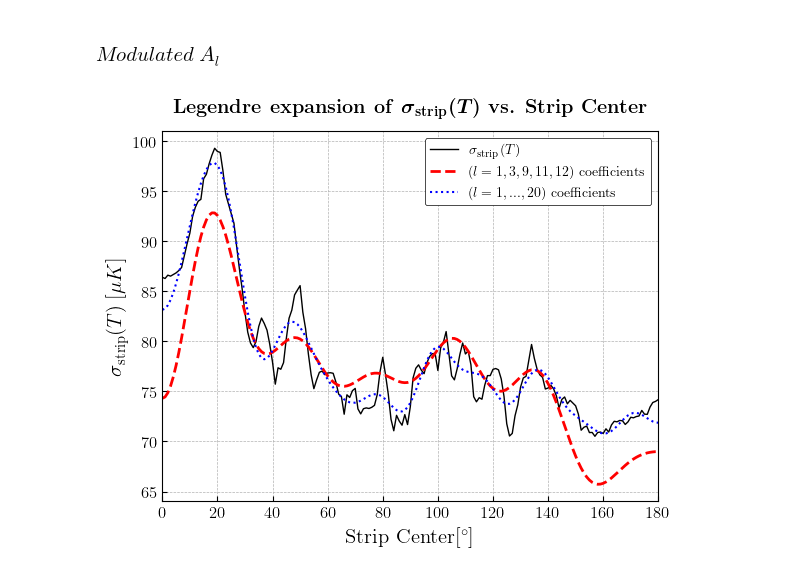
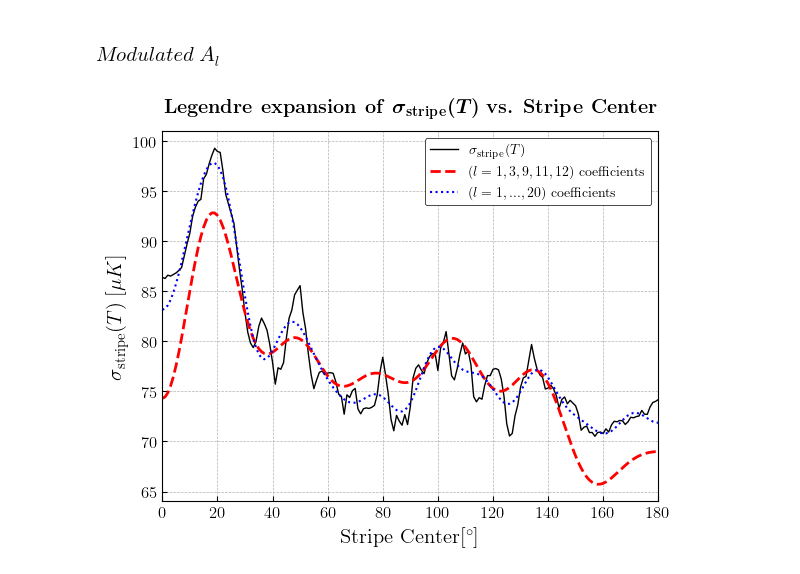
Before and after one commit to jamshidi3d/cmb_anomaly_detection, a Jupyter notebook: plotting.ipynb, the cells around one changed output. Cells and saved outputs as stored; diff of their text form; code cells hidden in the pictures.

```diff
--- a/plotting.ipynb
+++ b/plotting.ipynb
@@ -94,7 +94,7 @@ plt.show()
 kwargs = {
 'base_path':    './output/measure_results_mac_dir/',
 'dir_cap_size': 30,
-'geom_flag':    cau.const.STRIP_FLAG,
+'geom_flag':    cau.const.STRIPE_FLAG,
 'measure_flag': cau.const.STD_FLAG,
 'is_masked':    False,
 'observable':   cau.const.OBS_T,
@@ -160,7 +160,7 @@ with plt.style.context('bmh'):
     # Labels
     ax.set_xlabel(r'$l$', size=15)
     ax.set_ylabel(r'$A_l$', size=15)
-    # ax.set_title(r'\boldmath{$A_l$} \textbf{vs.} \boldmath{$l$} for $\sigma_{strip}(T)$', y = 1.04)
+    # ax.set_title(r'\boldmath{$A_l$} \textbf{vs.} \boldmath{$l$} for $\sigma_{stripe}(T)$', y = 1.04)
     ax.set_facecolor('white')
     # Limits
     ax.set_xlim(xmin = 1 - 0.1, xmax = l_range[-1] + 0.1)
@@ -169,7 +169,7 @@ with plt.style.context('bmh'):
     # Axis colors
     for spine in ax.spines.keys(): ax.spines[spine].set_color('k')
     # Save fig
-    fpath = './output/plots/inpainted/strip/a_l_{}_strip_std_{}mac'.format(
+    fpath = './output/plots/inpainted/stripe/a_l_{}_stripe_std_{}mac'.format(
         plt_mode,
         str(int(kwargs['dir_cap_size']))
         )
@@ -191,7 +191,7 @@ weird sims: 16
 kwargs = {
 'base_path':    './output/measure_results_mac_dir/',
 'dir_cap_size': 30,
-'geom_flag':    cau.const.STRIP_FLAG,
+'geom_flag':    cau.const.STRIPE_FLAG,
 'measure_flag': cau.const.STD_FLAG,
 'is_masked':    False,
 'observable':   cau.const.OBS_T,
@@ -245,7 +245,7 @@ with plt.style.context('bmh'):
     # Labels
     ax.set_xlabel(r'$l$', size=15)
     ax.set_ylabel(r'$A_l$', size=15)
-    # ax.set_title(r'\boldmath{$A_l$} \textbf{vs.} \boldmath{$l$} for $\sigma_{strip}(T)$', y = 1.04)
+    # ax.set_title(r'\boldmath{$A_l$} \textbf{vs.} \boldmath{$l$} for $\sigma_{stripe}(T)$', y = 1.04)
     ax.set_facecolor('white')
     # Limits
     ax.set_xlim(xmin = 1 - 0.1, xmax = l_range[-1] + 0.1)
@@ -254,7 +254,7 @@ with plt.style.context('bmh'):
     # Axis colors
     for spine in ax.spines.keys(): ax.spines[spine].set_color('k')
     # Save fig
-    fpath = './output/plots/inpainted/strip/a_l_modulated_{}_strip_std_{}mac'.format(
+    fpath = './output/plots/inpainted/stripe/a_l_modulated_{}_stripe_std_{}mac'.format(
         plt_mode,
         str(int(kwargs['dir_cap_size']))
         )
@@ -272,7 +272,7 @@ for _l, _a_l, _delta_a_l in zip(l_range[1:], cmb_a_l[1:], np.std(sims_a_l, axis=
 kwargs = {
 'base_path':    './output/measure_results_mac_dir/',
 'dir_cap_size': 30,
-'geom_flag':    cau.const.STRIP_FLAG,
+'geom_flag':    cau.const.STRIPE_FLAG,
 'measure_flag': cau.const.STD_FLAG,
 'is_masked':    False,
 'observable':   cau.const.OBS_T,
@@ -301,35 +301,35 @@ cos_theta = np.cos(np.radians(geom_range))
 with plt.style.context('bmh'):
     fig, ax=plt.subplots()
     # cmb
     ax.plot(geom_range, cmb_measure,
             color='k', linewidth=1)
     # cmb legendre nonzero a_l
     al_pl_nonzero = np.array([nonzero_a_l[l] * cau.math_utils.legendre(l, cos_theta) for l in l_range])
     ax.plot(geom_range, monopole * np.sum(al_pl_nonzero, axis=0),
             color='r',linestyle='--', lw=2)
 #     # cmb legendre all a_l
     al_pl_all = np.array([cmb_a_l[l] * cau.math_utils.legendre(l, cos_theta) for l in l_range])
     ax.plot(geom_range, monopole * np.sum(al_pl_all, axis=0),
             linewidth=1.5, color='b',linestyle=':')
-    ax.set_xlabel(r'Strip Center[$^\circ$]',size=15)
-    measure_text = r'$\sigma_{\mathrm{strip}}(T)$'
+    ax.set_xlabel(r'Stripe Center[$^\circ$]',size=15)
+    measure_text = r'$\sigma_{\mathrm{stripe}}(T)$'
     ax.set_ylabel(measure_text + r'$\; [\mu K]$',size=15)
     ax.set_title(r'\textbf{Legendre expansion of }'+ r'\boldmath{{{}}}'.format(measure_text) + \
-                r' \textbf{vs. Strip Center}',
+                r' \textbf{vs. Stripe Center}',
                  y=1.03)
     ax.legend([measure_text,
                r'($l=1, 3, 9, 11, 12$) coefficients',
                r'($l=1, ..., 20$) coefficients'])
     ax.set_facecolor('white')
     # Limits
     ax.set_xlim(xmin = 0, xmax = 180)
 #     ax.set_ylim(ymin = - 0.2, ymax = 0.2)
     # Axis colors
     for spine in ax.spines.keys(): ax.spines[spine].set_color('k')
     # Save fig
-    fpath = './output/plots/strip_std_vs_legendre_expansion'
+    fpath = './output/plots/stripe_std_vs_legendre_expansion'
     fig.savefig(f'{fpath}.pdf', facecolor=(1,1,1,0), dpi=300, transparent=True)
     fig.savefig(f'{fpath}.png', facecolor=(1,1,1,0), dpi=300, transparent=True)
 plt.show()
 # %% [output]
-[figure, old version]
+[figure, new version]
```
Also changed, not shown: parts of 1 cell of this notebook, 9 other files.
